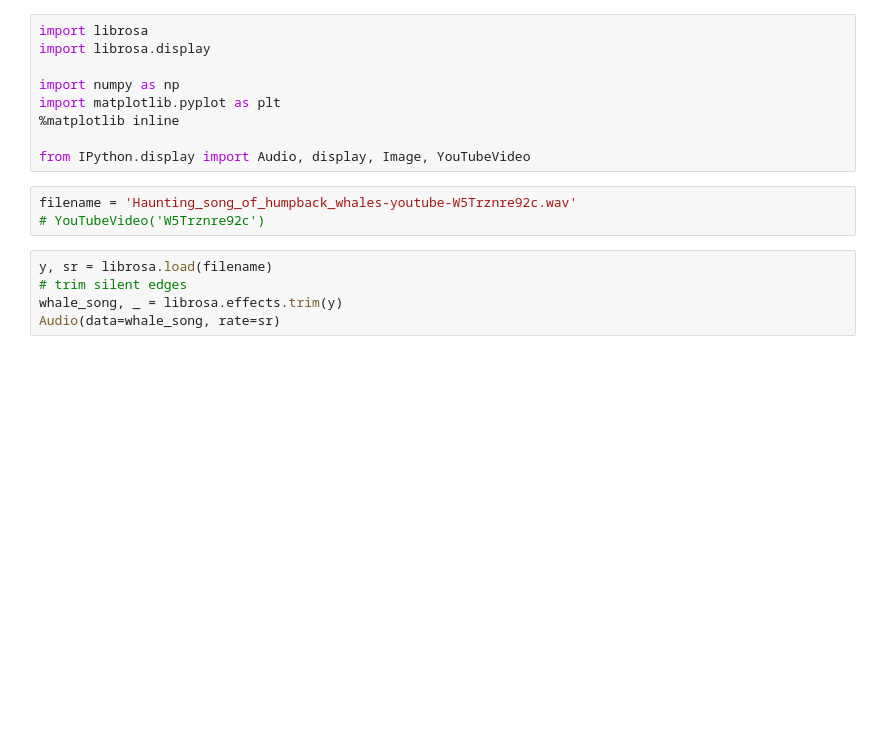
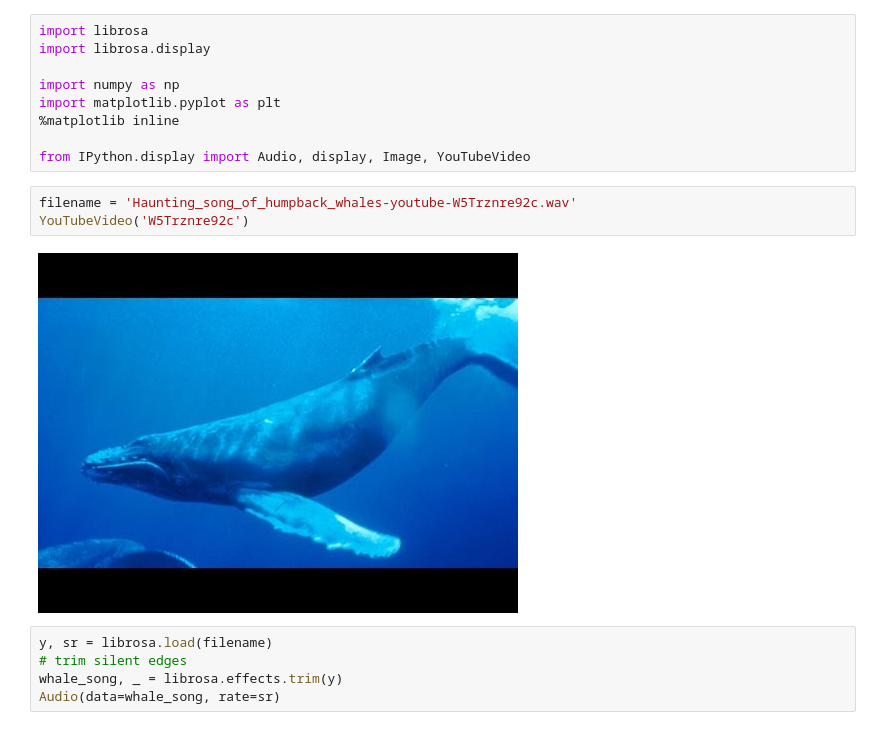
Before and after one commit to DalyaG/CodeSnippetsForPosterity, a Jupyter notebook: GettingToKnowTheMelSpectrogram/GettingToKnowTheMelSpectrogram.ipynb, the cells around one changed output. Saved outputs shown, nothing was run; the diff lists cells and outputs as text; blank space fills up the shorter version.

```diff
--- a/GettingToKnowTheMelSpectrogram/GettingToKnowTheMelSpectrogram.ipynb
+++ b/GettingToKnowTheMelSpectrogram/GettingToKnowTheMelSpectrogram.ipynb
@@ -14,7 +14,9 @@ import matplotlib.pyplot as plt
 from IPython.display import Audio, display, Image, YouTubeVideo
 # %%
 filename = 'Haunting_song_of_humpback_whales-youtube-W5Trznre92c.wav'
-# YouTubeVideo('W5Trznre92c')
+YouTubeVideo('W5Trznre92c')
+# %% [output]
+[figure, added]
 # %%
 y, sr = librosa.load(filename)
 # trim silent edges
```
Also changed, not shown: parts of 11 cells of this notebook.
